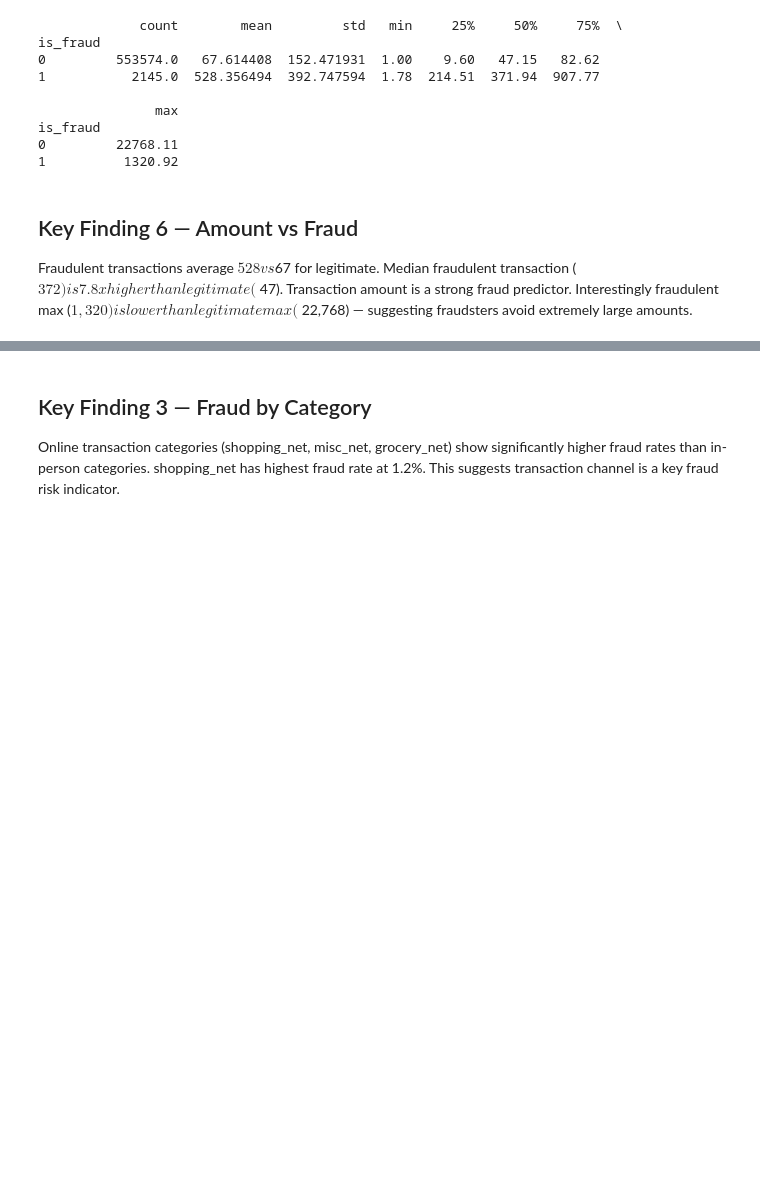
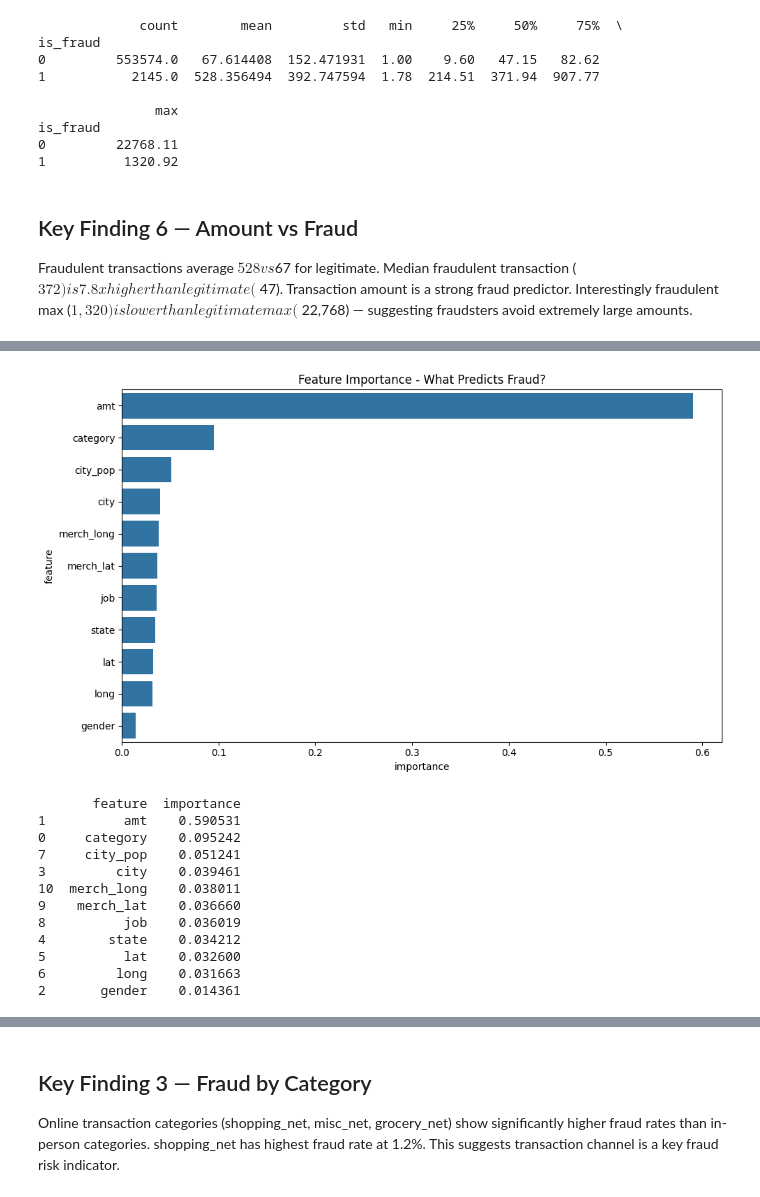
Before and after one commit to ady234/fraud-detection, a Jupyter notebook: fraud detection.ipynb, the cells around one changed output, grey strips where cells are left out. Cells and saved outputs as stored; diff of their text form; code cells hidden in the pictures; blank space fills up the shorter version.

```diff
--- a/fraud detection.ipynb
+++ b/fraud detection.ipynb
@@ -154,0 +352,27 @@ Interestingly fraudulent max ($1,320) is lower than legitimate max
+# %%
+feature_importance = pd.DataFrame({
+    'feature': X.columns,
+    'importance': rf_model.feature_importances_
+}).sort_values('importance', ascending=False)
+
+plt.figure(figsize=(10,6))
+sns.barplot(x='importance', y='feature', data=feature_importance)
+plt.title('Feature Importance - What Predicts Fraud?')
+plt.tight_layout()
+plt.show()
+
+print(feature_importance)
+# %% [output]
+[figure, added]
+       feature  importance
+1          amt    0.590531
+0     category    0.095242
+7     city_pop    0.051241
+3         city    0.039461
+10  merch_long    0.038011
+9    merch_lat    0.036660
+8          job    0.036019
+4        state    0.034212
+5          lat    0.032600
+6         long    0.031663
+2       gender    0.014361
```
Also changed, not shown: parts of 16 cells of this notebook.
